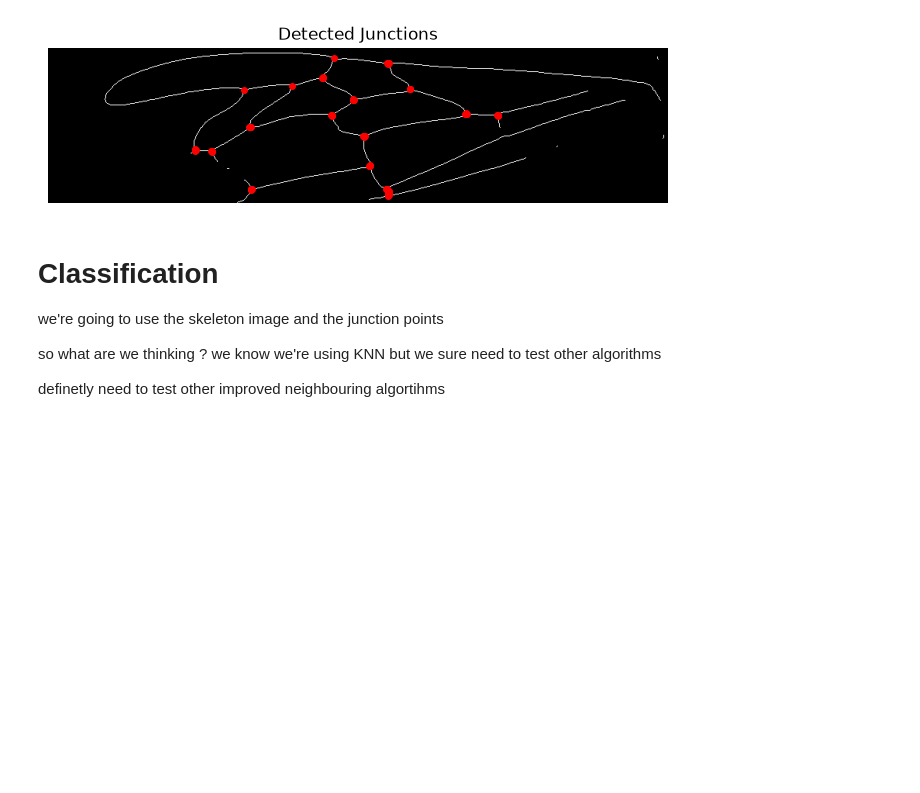
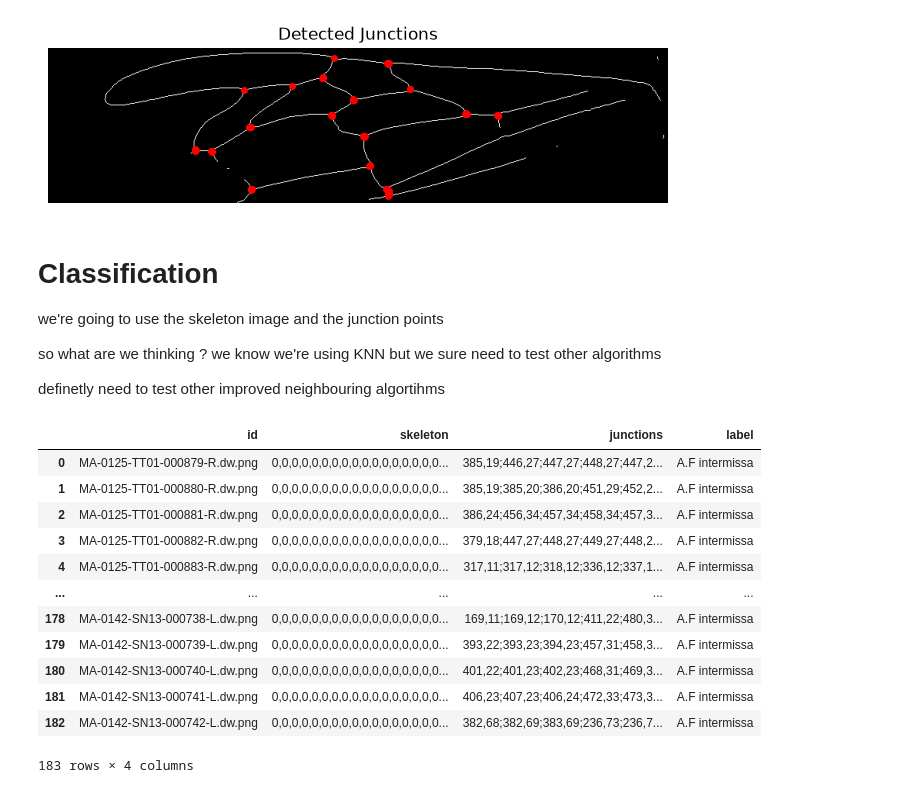
Before and after one commit to amiinemohamed/Bees-cv, a Jupyter notebook: Bees_image_processing.ipynb, the cells around one changed output. Drawn from its saved outputs; the diff is of its cells as text; code cells hidden in the pictures; blank space fills up the shorter version.

Commit message:
added the final function to process the images at once and create a csv file for data organisation

```diff
--- a/Bees_image_processing.ipynb
+++ b/Bees_image_processing.ipynb
@@ -167,0 +249,66 @@ definetly need to test other improved neighbouring algortihms
+# %%
+import os
+import pandas as pd
+
+def process_images_to_csv(folder_path, label, output_csv="features.csv", max_dimension=800, margin=20):
+
+    valid_exts = (".png", ".jpg", ".jpeg", ".bmp", ".tif", ".tiff", ".webp")
+    rows = []
+
+    if not os.path.isdir(folder_path):
+        raise ValueError(f"Not a valid directory: {folder_path}")
+
+    for filename in sorted(os.listdir(folder_path)):
+        if not filename.lower().endswith(valid_exts):
+            continue
+
+        file_path = os.path.join(folder_path, filename)
+        try:
+            skeleton, junctions = extract_skeleton_and_junctions(
+                file_path, max_dimension=max_dimension, margin=margin
+            )
+        except Exception as e:
+            print(f"[WARN] Skipping {filename}: {e}")
+            continue
+
+        # Serialize skeleton (2D uint8 image) and junctions (Nx2 array) as strings
+        skeleton_str = ";".join(
+            ",".join(str(int(v)) for v in row) for row in skeleton
+        )
+        junctions_str = ";".join(
+            f"{int(x)},{int(y)}" for x, y in junctions
+        )
+
+        rows.append({
+            "id": filename,
+            "skeleton": skeleton_str,
+            "junctions": junctions_str,
+            "label": label,
+        })
+
+    df_new = pd.DataFrame(rows, columns=["id", "skeleton", "junctions", "label"])
+
+    # Append if file exists, otherwise write new
+    if os.path.exists(output_csv):
+        df_new.to_csv(output_csv, mode="a", header=False, index=False)
+    else:
+        df_new.to_csv(output_csv, mode="w", header=True, index=False)
+
+    return df_new
+
+
+process_images_to_csv("C:/Users/Amine/Documents/2026_projects/bees project/bees/samples_north", label="A.F intermissa", output_csv="AF_Intermissa.csv")
+# %% [output]
+|  | id | skeleton | junctions | label |
+| 0 | MA-0125-TT01-000879-R.dw.png | 0,0,0,0,0,0,0,0,0,0,0,0,0,0,0,0,0... | 385,19;446,27;447,27;448,27;447,2... | A.F intermissa |
+| 1 | MA-0125-TT01-000880-R.dw.png | 0,0,0,0,0,0,0,0,0,0,0,0,0,0,0,0,0... | 385,19;385,20;386,20;451,29;452,2... | A.F intermissa |
+| 2 | MA-0125-TT01-000881-R.dw.png | 0,0,0,0,0,0,0,0,0,0,0,0,0,0,0,0,0... | 386,24;456,34;457,34;458,34;457,3... | A.F intermissa |
+| 3 | MA-0125-TT01-000882-R.dw.png | 0,0,0,0,0,0,0,0,0,0,0,0,0,0,0,0,0... | 379,18;447,27;448,27;449,27;448,2... | A.F intermissa |
+| 4 | MA-0125-TT01-000883-R.dw.png | 0,0,0,0,0,0,0,0,0,0,0,0,0,0,0,0,0... | 317,11;317,12;318,12;336,12;337,1... | A.F intermissa |
+| ... | ... | ... | ... | ... |
+| 178 | MA-0142-SN13-000738-L.dw.png | 0,0,0,0,0,0,0,0,0,0,0,0,0,0,0,0,0... | 169,11;169,12;170,12;411,22;480,3... | A.F intermissa |
+| 179 | MA-0142-SN13-000739-L.dw.png | 0,0,0,0,0,0,0,0,0,0,0,0,0,0,0,0,0... | 393,22;393,23;394,23;457,31;458,3... | A.F intermissa |
+| 180 | MA-0142-SN13-000740-L.dw.png | 0,0,0,0,0,0,0,0,0,0,0,0,0,0,0,0,0... | 401,22;401,23;402,23;468,31;469,3... | A.F intermissa |
+| 181 | MA-0142-SN13-000741-L.dw.png | 0,0,0,0,0,0,0,0,0,0,0,0,0,0,0,0,0... | 406,23;407,23;406,24;472,33;473,3... | A.F intermissa |
+| 182 | MA-0142-SN13-000742-L.dw.png | 0,0,0,0,0,0,0,0,0,0,0,0,0,0,0,0,0... | 382,68;382,69;383,69;236,73;236,7... | A.F intermissa |
+183 rows × 4 columns
```
Also changed, not shown: parts of 1 cell of this notebook.
